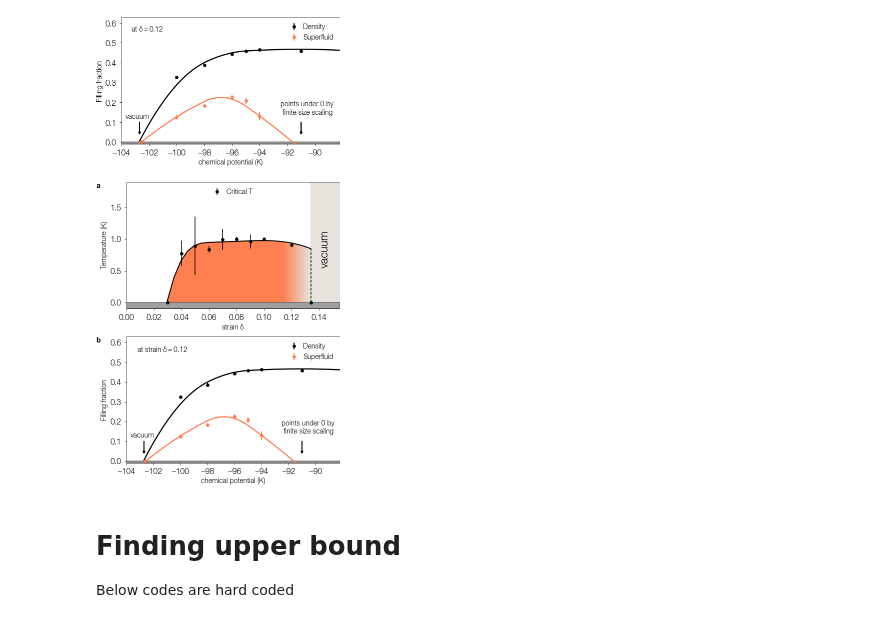
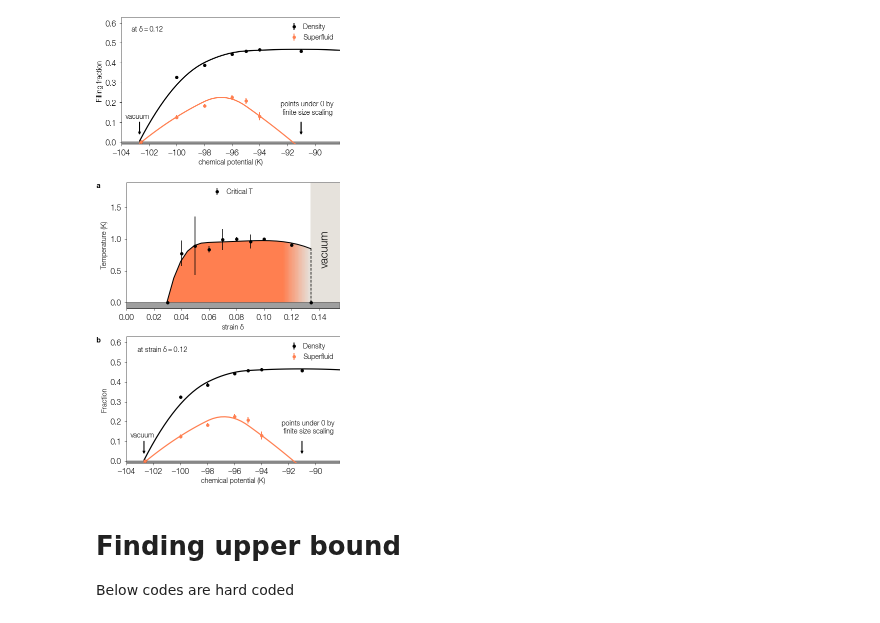
Before and after one commit to DelMaestroGroup/papers-code-Superfluid4HeStrainGraphene, a Jupyter notebook: src/AdsorptionPhaseAnalyzer.ipynb, the cells around one changed output. Cells and saved outputs as stored; diff of their text form; code cells hidden in the pictures.

```diff
--- a/src/AdsorptionPhaseAnalyzer.ipynb
+++ b/src/AdsorptionPhaseAnalyzer.ipynb
@@ -719,35 +719,35 @@ with plt.style.context(plot_style['sans']):
     plt.xlim(-104, -88.2)
     plt.ylim(-0.01, 0.63)
     plt.fill_between([-104, -88.2], 0, -0.01, color="#414141", alpha = 0.5)
 
     f_fc = UnivariateSpline(np.array(mus), np.array(fr), k=2)
     f_fc.set_smoothing_factor(0.002)
     f_sfc = UnivariateSpline(np.array(mus), np.array(sfr), k=2)
     f_sfc.set_smoothing_factor(0.002)
     new_mus = np.linspace(mus[0]-0.09,mus[-1],50)
     plt.plot(new_mus, f_fc(new_mus), 'k-', linewidth=1.2)
     plt.plot(new_mus, f_sfc(new_mus), '-', color='coral' , linewidth=1.2)
 
     # plt.scatter(np.array(mus), np.array(fr), s=50, marker='o', color = 'k', facecolors='none', label = 'Density')
     plt.errorbar(np.array(mus), np.array(fr), yerr = np.array(frerr),
                 fmt='.',ms = 6, elinewidth=1, label='Density', color='k')
     plt.errorbar(np.array(mus), np.array(sfr), yerr = np.array(sfrerr),
                 fmt='.',ms = 6, elinewidth=1, label='Superfluid', color='coral')
 
     plt.xlabel('chemical potential (K)',) # fontsize=14
-    plt.ylabel('Filling fraction',) # fontsize=14
+    plt.ylabel('Fraction',) # fontsize=14
     plt.legend()
     plt.arrow(mus[0]-0.09, 0.1, 0, -0.05, head_width=0.12, head_length=0.01)
     plt.text(-103.7, 0.12, "vacuum")
     plt.arrow(-91, 0.1, 0, -0.05, head_width=0.12, head_length=0.01)
     plt.arrow(-88, 0.1, 0, -0.05, head_width=0.12, head_length=0.01)
     plt.text(-92.5, 0.14, "points under 0 by\n finite size scaling")
     ax2.text(0.05, 0.88, r'at strain $\delta=0.12$',transform=ax2.transAxes, color='black')
     ax2.text(-0.14,1.0,'b', ha='left',va='top', transform=ax2.transAxes, fontproperties=font_props)
 
     fig_stack.savefig('../figures/fig4.pdf')
 # %% [output]
-[figure, old version]
+[figure, new version]
 # %%
 # fig = plt.figure(constrained_layout=True)
 # ax_dict = fig.subplot_mosaic(mosaic)
```
